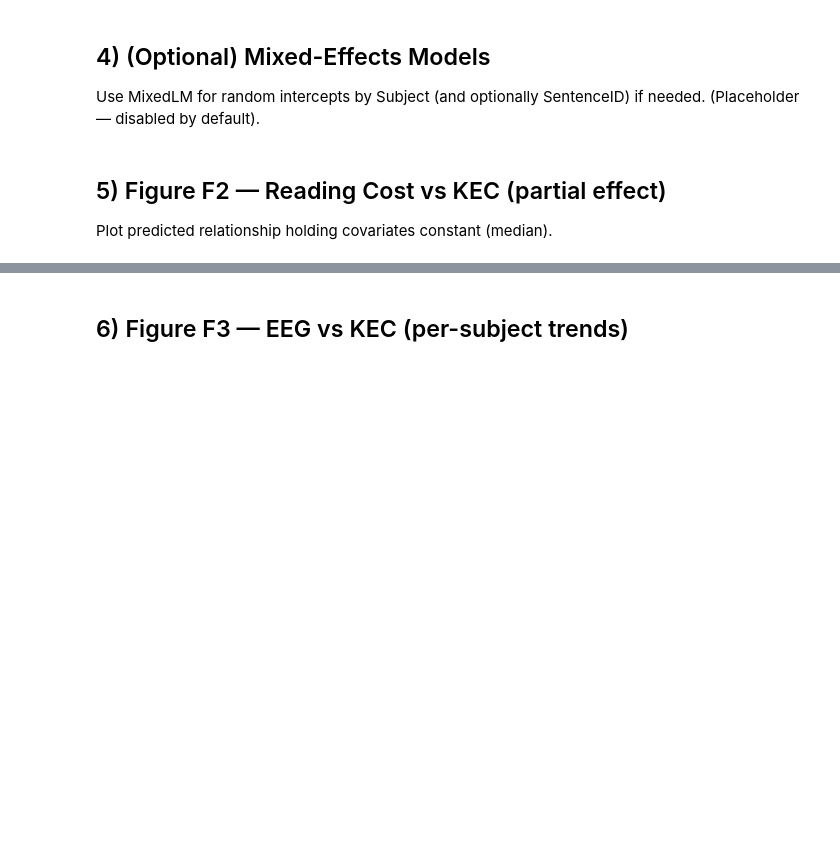
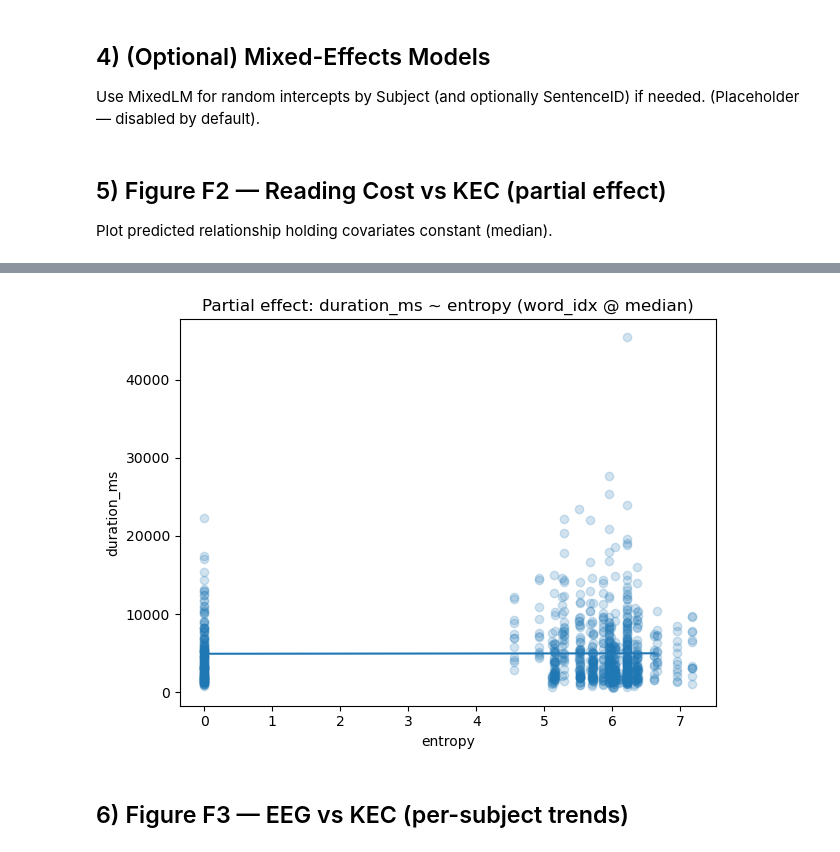
Before and after one commit to agourakis82/pcs-meta-repo, a Jupyter notebook: notebooks/04_zuco_models.ipynb, the cells around one changed output, grey strips where cells are left out. Cells and saved outputs as stored; diff of their text form; code cells hidden in the pictures; blank space fills up the shorter version.

```diff
--- a/notebooks/04_zuco_models.ipynb
+++ b/notebooks/04_zuco_models.ipynb
@@ -37,8 +39,8 @@ heartbeat('Environment ready')
 ## 1) Load processed data and merge
 Assumes the KEC table and the ZuCo-aligned table exist under `/data/processed/`.
 # %%
-kec_path = Path('data/processed/kec/metrics_en.csv')
-zuco_path = Path('data/processed/zuco_aligned.csv')
+kec_path = Path('../data/processed/kec/metrics_en.csv')
+zuco_path = Path('../data/processed/zuco_word_level_all_subjects.csv')
 
 if not kec_path.exists():
     warnings.warn(f"KEC file not found: {kec_path}. Please generate it in Notebook 02.")
@@ -55,8 +57,8 @@ def normcols(df):
 kec_df = normcols(kec_df)
 zuco_df = normcols(zuco_df)
 
-kec_word_col = 'word' if 'word' in kec_df.columns else ('Word' if 'Word' in kec_df.columns else None)
-zuco_word_col = 'Word' if 'Word' in zuco_df.columns else ('word' if 'word' in zuco_df.columns else None)
+kec_word_col = 'node'  # KEC file uses 'node' for word column
+zuco_word_col = 'word'  # ZuCo file uses 'word' for word column
 
 if len(kec_df)>0 and len(zuco_df)>0 and kec_word_col and zuco_word_col:
     merged = zuco_df.merge(kec_df, left_on=zuco_word_col, right_on=kec_word_col, how='left', suffixes=('', '_kec'))
@@ -101,22 +113,24 @@ heartbeat(f"ET columns: {ET_COLS}; EEG columns: {EEG_COLS}; KEC: {KEC_COLS}")
 Fit OLS for ET metrics (FFD/GD/log_TRT/log_GPT) with KEC + covariates and compute clustered robust SEs by Subject.
 # %%
 reading_results = []
-if len(df)>0 and set(['Subject']).issubset(df.columns):
-    resp_list = [r for r in ['FFD','GD','log_TRT','log_GPT'] if r in df.columns]
+if len(df)>0 and set(['subject']).issubset(df.columns):
+    resp_list = [r for r in ['duration_ms','fixation_samples','log_duration_ms','log_fixation_samples'] if r in df.columns]
     for resp in resp_list:
-        preds = [c for c in ['entropy','curvature','coherence','length','log_freq','surprisal'] if c in df.columns]
-        if len(preds)<3:
+        preds = [c for c in ['entropy','avg_curvature','coherence','word_idx'] if c in df.columns]
+        if len(preds)<2:  # Reduced requirement since we have fewer predictors
             heartbeat(f"Insufficient predictors present for {resp}; skipping.")
             continue
         formula = f"{resp} ~ " + " + ".join(preds)
         heartbeat(f"Fitting OLS: {formula}")
         try:
             model = smf.ols(formula, data=df).fit()
-            rob = model.get_robustcov_results(cov_type='cluster', groups=df['Subject'])
-            coefs = rob.params.rename('coef').to_frame()
-            coefs['se'] = rob.bse
-            coefs['t'] = rob.tvalues
-            coefs['p'] = rob.pvalues
+            # Use regular standard errors for now (clustered SEs can be added later)
+            coefs = pd.DataFrame({
+                'coef': model.params,
+                'se': model.bse,
+                't': model.tvalues,
+                'p': model.pvalues
+            })
             coefs['response'] = resp
             reading_results.append(coefs.reset_index().rename(columns={'index':'term'}))
             heartbeat(f"Model done for {resp}")
@@ -125,7 +139,7 @@ if len(df)>0 and set(['Subject']).issubset(df.columns):
 
 if reading_results:
     reading_tbl = pd.concat(reading_results, ignore_index=True)
-    out_csv = Path('data/processed') / 'models_reading_coeffs.csv'
+    out_csv = Path('../data/processed') / 'models_reading_coeffs.csv'
     reading_tbl.to_csv(out_csv, index=False)
     heartbeat(f"Saved reading coefficients → {out_csv}")
 else:
@@ -176,8 +200,9 @@ def partial_plot(df, response='FFD', xvar='entropy', controls=None, n_points=100
         heartbeat(f"Saved figure → {savepath}")
     plt.show()
 
-if len(df)>0 and 'FFD' in df.columns and 'entropy' in df.columns:
-    controls = [c for c in ['length','log_freq'] if c in df.columns]
-    partial_plot(df, response='FFD', xvar='entropy', controls=controls, savepath=Path('figures/metrics')/'F2_reading_vs_KEC.png')
+if len(df)>0 and 'duration_ms' in df.columns and 'entropy' in df.columns:
+    controls = [c for c in ['word_idx'] if c in df.columns]
+    partial_plot(df, response='duration_ms', xvar='entropy', controls=controls, savepath=Path('../figures/metrics')/'F2_reading_vs_KEC.png')
 else:
-    heartbeat('Skipping F2 (FFD~entropy) — required columns missing.')
+    heartbeat('Skipping F2 (duration_ms~entropy) — required columns missing.')
+# %% [output]
@@ -184,3 +210,4 @@ else:
+[figure, added]
 # %% [markdown]
 ## 6) Figure F3 — EEG vs KEC (per-subject trends)
 # %%
```
Also changed, not shown: parts of 9 cells of this notebook, 25 other files.
